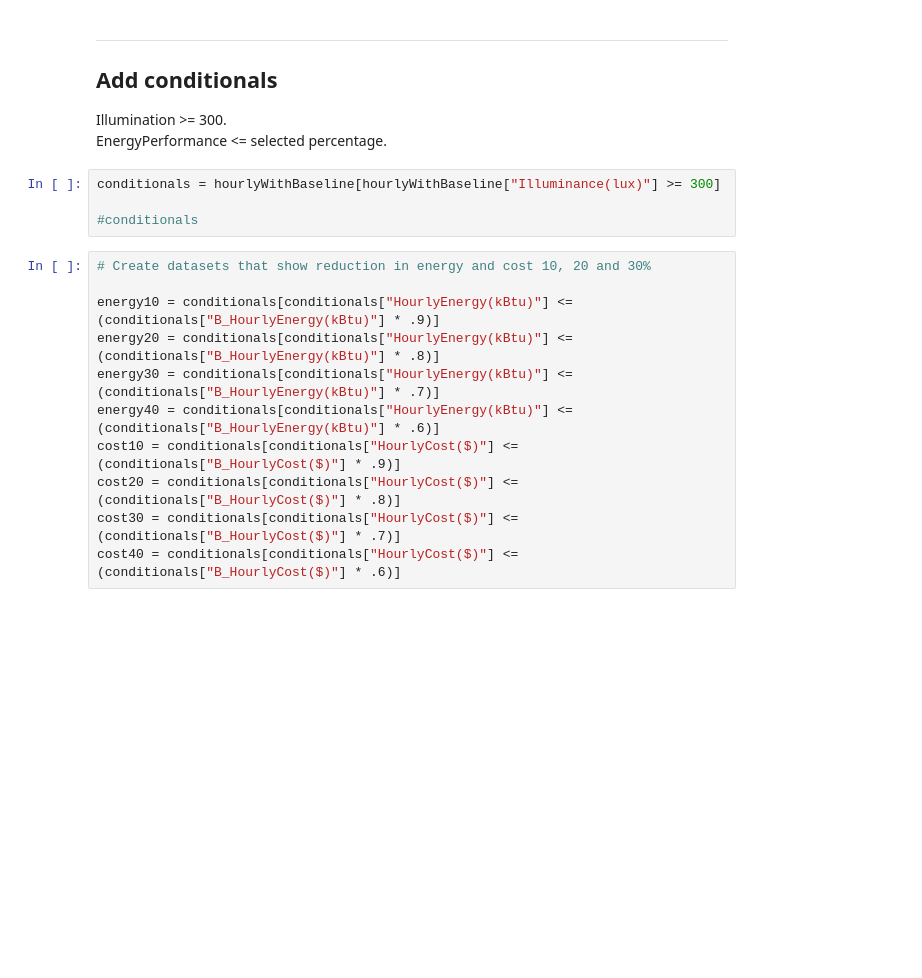
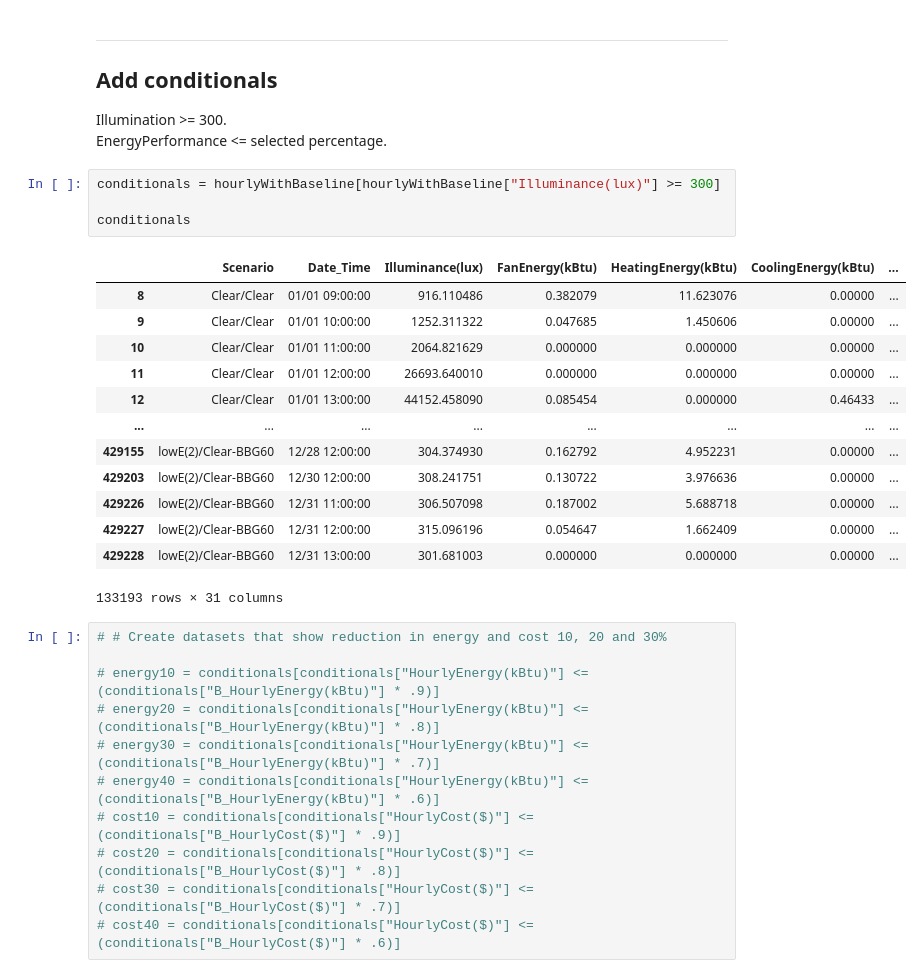
Before and after one commit to klharp/EPlus-Dashboard-ODL, a Jupyter notebook: HOU_Scraper.ipynb, the cells around one changed output. Drawn from its saved outputs; the diff is of its cells as text; blank space fills up the shorter version.

```diff
--- a/HOU_Scraper.ipynb
+++ b/HOU_Scraper.ipynb
@@ -523,18 +538,32 @@ EnergyPerformance <= selected percentage.
 # %%
 conditionals = hourlyWithBaseline[hourlyWithBaseline["Illuminance(lux)"] >= 300]
 
-#conditionals
+conditionals
+# %% [output]
+|  | Scenario | Date_Time | Illuminance(lux) | FanEnergy(kBtu) | HeatingEnergy(kBtu) | CoolingEnergy(kBtu) | ... |
+| 8 | Clear/Clear | 01/01 09:00:00 | 916.110486 | 0.382079 | 11.623076 | 0.00000 | ... |
+| 9 | Clear/Clear | 01/01 10:00:00 | 1252.311322 | 0.047685 | 1.450606 | 0.00000 | ... |
+| 10 | Clear/Clear | 01/01 11:00:00 | 2064.821629 | 0.000000 | 0.000000 | 0.00000 | ... |
+| 11 | Clear/Clear | 01/01 12:00:00 | 26693.640010 | 0.000000 | 0.000000 | 0.00000 | ... |
+| 12 | Clear/Clear | 01/01 13:00:00 | 44152.458090 | 0.085454 | 0.000000 | 0.46433 | ... |
+| ... | ... | ... | ... | ... | ... | ... | ... |
+| 429155 | lowE(2)/Clear-BBG60 | 12/28 12:00:00 | 304.374930 | 0.162792 | 4.952231 | 0.00000 | ... |
+| 429203 | lowE(2)/Clear-BBG60 | 12/30 12:00:00 | 308.241751 | 0.130722 | 3.976636 | 0.00000 | ... |
+| 429226 | lowE(2)/Clear-BBG60 | 12/31 11:00:00 | 306.507098 | 0.187002 | 5.688718 | 0.00000 | ... |
+| 429227 | lowE(2)/Clear-BBG60 | 12/31 12:00:00 | 315.096196 | 0.054647 | 1.662409 | 0.00000 | ... |
+| 429228 | lowE(2)/Clear-BBG60 | 12/31 13:00:00 | 301.681003 | 0.000000 | 0.000000 | 0.00000 | ... |
+133193 rows × 31 columns
 # %%
-# Create datasets that show reduction in energy and cost 10, 20 and 30%
+# # Create datasets that show reduction in energy and cost 10, 20 and 30%
 
-energy10 = conditionals[conditionals["HourlyEnergy(kBtu)"] <= (conditionals["B_HourlyEnergy(kBtu)"] * .9)]
-energy20 = conditionals[conditionals["HourlyEnergy(kBtu)"] <= (conditionals["B_HourlyEnergy(kBtu)"] * .8)]
-energy30 = conditionals[conditionals["HourlyEnergy(kBtu)"] <= (conditionals["B_HourlyEnergy(kBtu)"] * .7)]
-energy40 = conditionals[conditionals["HourlyEnergy(kBtu)"] <= (conditionals["B_HourlyEnergy(kBtu)"] * .6)]
-cost10 = conditionals[conditionals["HourlyCost($)"] <= (conditionals["B_HourlyCost($)"] * .9)]
-cost20 = conditionals[conditionals["HourlyCost($)"] <= (conditionals["B_HourlyCost($)"] * .8)]
-cost30 = conditionals[conditionals["HourlyCost($)"] <= (conditionals["B_HourlyCost($)"] * .7)]
-cost40 = conditionals[conditionals["HourlyCost($)"] <= (conditionals["B_HourlyCost($)"] * .6)]
+# energy10 = conditionals[conditionals["HourlyEnergy(kBtu)"] <= (conditionals["B_HourlyEnergy(kBtu)"] * .9)]
+# energy20 = conditionals[conditionals["HourlyEnergy(kBtu)"] <= (conditionals["B_HourlyEnergy(kBtu)"] * .8)]
+# energy30 = conditionals[conditionals["HourlyEnergy(kBtu)"] <= (conditionals["B_HourlyEnergy(kBtu)"] * .7)]
+# energy40 = conditionals[conditionals["HourlyEnergy(kBtu)"] <= (conditionals["B_HourlyEnergy(kBtu)"] * .6)]
+# cost10 = conditionals[conditionals["HourlyCost($)"] <= (conditionals["B_HourlyCost($)"] * .9)]
+# cost20 = conditionals[conditionals["HourlyCost($)"] <= (conditionals["B_HourlyCost($)"] * .8)]
+# cost30 = conditionals[conditionals["HourlyCost($)"] <= (conditionals["B_HourlyCost($)"] * .7)]
+# cost40 = conditionals[conditionals["HourlyCost($)"] <= (conditionals["B_HourlyCost($)"] * .6)]
 # %%
 # Export hourly conditional data with to csvs
 conditionals.to_csv("../Scraper_Output/hou_conditionals_data.csv", header=True, index=True)
```
Also changed, not shown: parts of 2 cells of this notebook, 20 other files.
